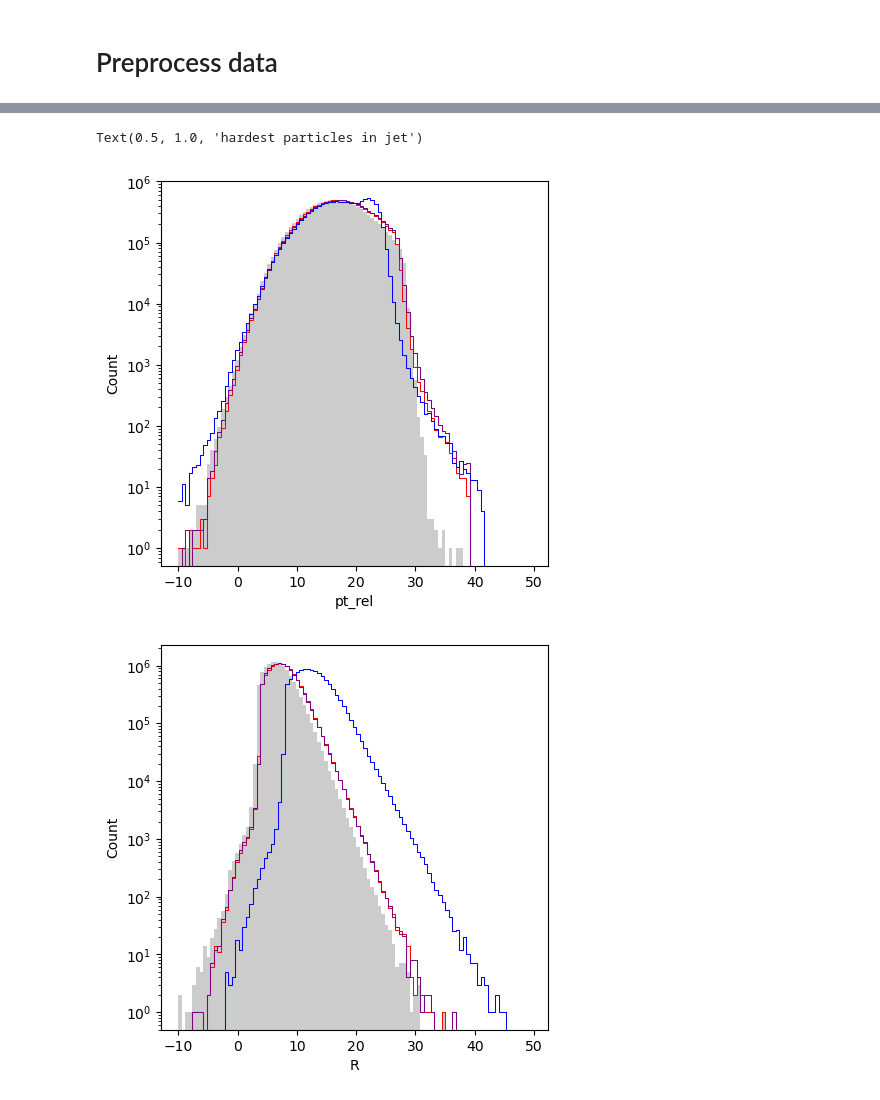
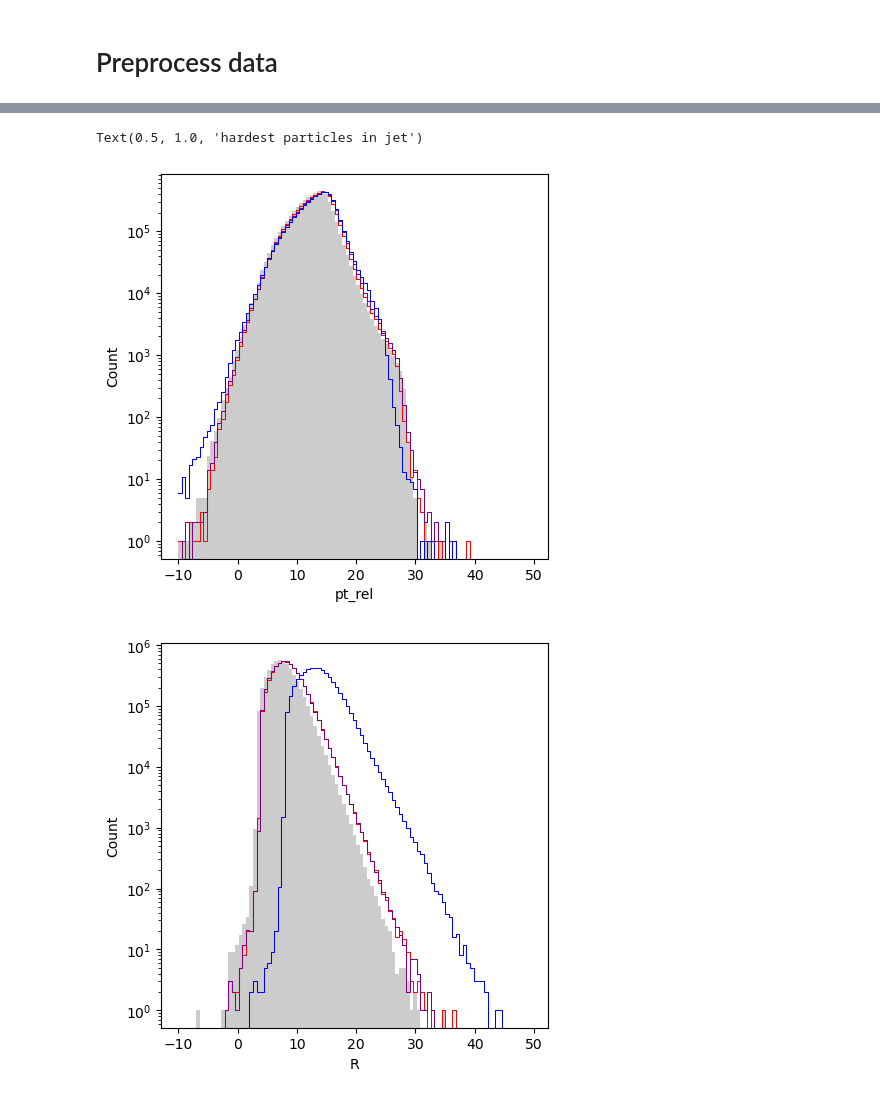
Before and after one commit to dfaroughy/ClassifierMetric, a Jupyter notebook: check_datasets.ipynb, the cells around one changed output, grey strips where cells are left out. Cells and saved outputs as stored; diff of their text form; code cells hidden in the pictures.

```diff
--- a/check_datasets.ipynb
+++ b/check_datasets.ipynb
@@ -151,7 +155,7 @@ diffusion.jet_plot(feature='multiplicity', bins=bins, fill=False, color='b', ax=
 # %% [markdown]
 # Preprocess data
 # %%
-data = JetNetDataLoader(dir_path='data/',  data_files=DataConfig.sets, preprocess=DataConfig.preprocess, num_jets=175000, num_constituents=150,  clip_neg_pt=True, particle_features=['eta_rel', 'phi_rel', 'pt_rel', 'R', 'e_rel'])
+data = JetNetDataLoader(dir_path='data/',  data_files=DataConfig.sets, preprocess=DataConfig.preprocess, num_jets=175000, num_constituents=30,  clip_neg_pt=True, particle_features=['eta_rel', 'phi_rel', 'pt_rel', 'R', 'e_rel'])
 
 jetnet = JetNetFeatures(data[2])
 flowmatch_mp = JetNetFeatures(data[0])
@@ -168,33 +172,33 @@ diffusion.particle_plot(feature='pt_rel', bins=bins, fill=False, color='b', ax=a
 fig, ax = plt.subplots(1, figsize=(5,5))
 jetnet.particle_plot(feature='R', bins=bins, ax=ax)
 flowmatch_eu.particle_plot(feature='R', bins=bins,  fill=False, color='r', ax=ax)
 flowmatch_mp.particle_plot(feature='R', bins=bins,  fill=False, color='purple', ax=ax)
 diffusion.particle_plot(feature='R', bins=bins, fill=False, color='b', ax=ax)
 
 fig, ax = plt.subplots(1, figsize=(5,5))
 jetnet.particle_plot(feature='pt_rel', nth_particle=1, bins=bins, ax=ax)
 flowmatch_eu.particle_plot(feature='pt_rel', nth_particle=1, bins=bins,  fill=False, color='r', ax=ax)
 flowmatch_mp.particle_plot(feature='pt_rel', nth_particle=1,bins=bins,  fill=False, color='purple', ax=ax)
 diffusion.particle_plot(feature='pt_rel', nth_particle=1, bins=bins, fill=False, color='b', ax=ax)
 plt.title(r'hardest particles in jet')
 # %% [output]
 INFO: preprocessing jetnet
         - normalizing data
         - applying logit transform alpha=1e-05
         - standardizing data to zero-mean and std=1.0
 INFO: preprocessing fm_midpoint
         - normalizing data
         - applying logit transform alpha=1e-05
         - standardizing data to zero-mean and std=1.0
 INFO: preprocessing fm_euler
         - normalizing data
         - applying logit transform alpha=1e-05
         - standardizing data to zero-mean and std=1.0
 INFO: preprocessing diff_ddim
         - normalizing data
         - applying logit transform alpha=1e-05
         - standardizing data to zero-mean and std=1.0
 Text(0.5, 1.0, 'hardest particles in jet')
-[figure, old version]
+[figure, new version]
-[figure, old version]
+[figure, new version]
 [figure]
```
Also changed, not shown: parts of 3 cells of this notebook, 4 other files.
